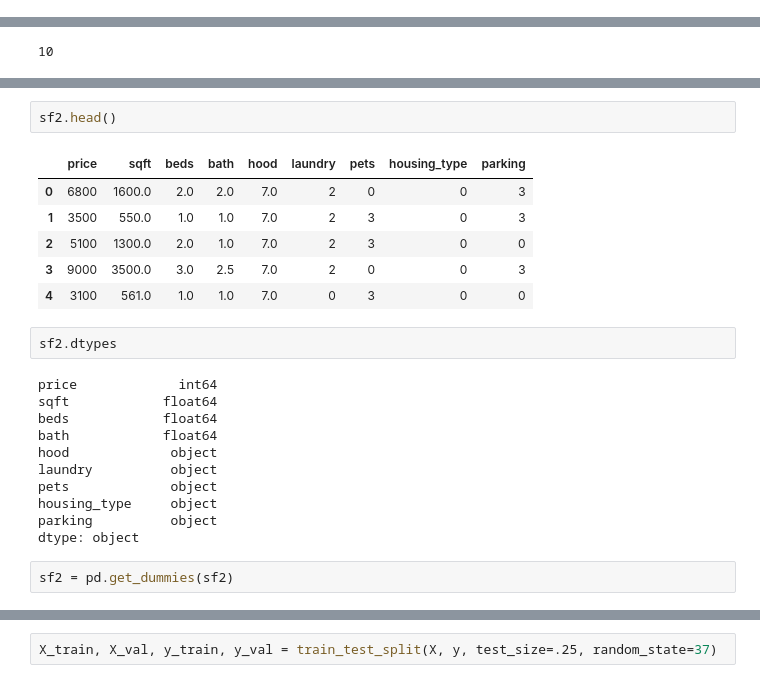
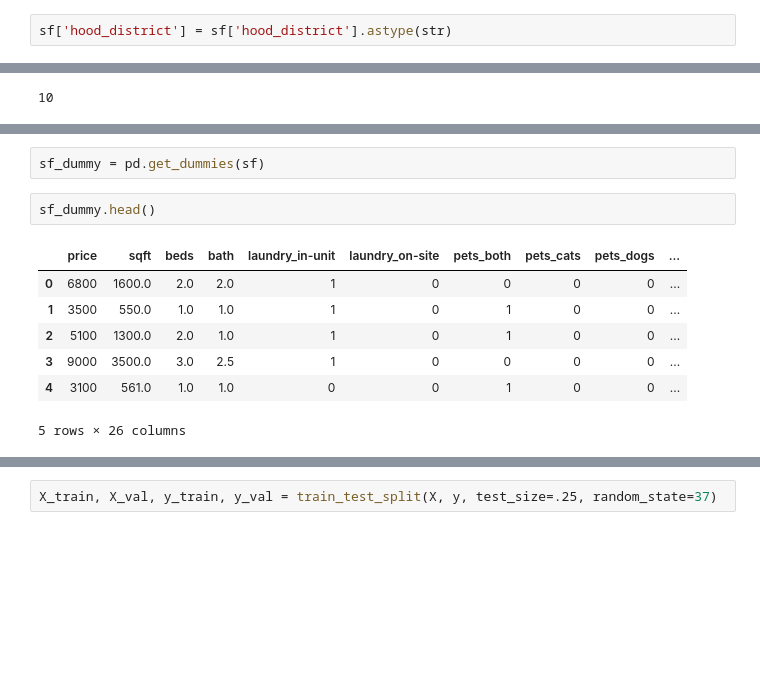
Before and after one commit to alfredjackieots/CL-housing-rent-predictions, a Jupyter notebook: regression_test.ipynb, the cells around one changed output, grey strips where cells are left out. Cells and saved outputs as stored; diff of their text form; blank space fills up the shorter version.

Commit message:
reformat amenities categories for dummy vars

```diff
--- a/regression_test.ipynb
+++ b/regression_test.ipynb
@@ -15,6 +15,8 @@ from sklearn.linear_model import LinearRegression
 ## Review of sf DataFrame
 # %%
 sf = pd.read_csv('data_files/sf_clean.csv')
+# %%
+sf['hood_district'] = sf['hood_district'].astype(str)
 # %%
 sf.info()
 # %% [output]
@@ -276,24 +222,12 @@ See the caveats in the documentation: https://pandas.pydata.org/pandas-docs/stab
+# %%
+sf_dummy = pd.get_dummies(sf)
 # %%
-sf2.head()
+sf_dummy.head()
 # %% [output]
-|  | price | sqft | beds | bath | hood | laundry | pets | housing_type | parking |
-| 0 | 6800 | 1600.0 | 2.0 | 2.0 | 7.0 | 2 | 0 | 0 | 3 |
-| 1 | 3500 | 550.0 | 1.0 | 1.0 | 7.0 | 2 | 3 | 0 | 3 |
-| 2 | 5100 | 1300.0 | 2.0 | 1.0 | 7.0 | 2 | 3 | 0 | 0 |
-| 3 | 9000 | 3500.0 | 3.0 | 2.5 | 7.0 | 2 | 0 | 0 | 3 |
-| 4 | 3100 | 561.0 | 1.0 | 1.0 | 7.0 | 0 | 3 | 0 | 0 |
+|  | price | sqft | beds | bath | laundry_in-unit | laundry_on-site | pets_both | pets_cats | pets_dogs | ... |
+| 0 | 6800 | 1600.0 | 2.0 | 2.0 | 1 | 0 | 0 | 0 | 0 | ... |
+| 1 | 3500 | 550.0 | 1.0 | 1.0 | 1 | 0 | 1 | 0 | 0 | ... |
+| 2 | 5100 | 1300.0 | 2.0 | 1.0 | 1 | 0 | 1 | 0 | 0 | ... |
+| 3 | 9000 | 3500.0 | 3.0 | 2.5 | 1 | 0 | 0 | 0 | 0 | ... |
+| 4 | 3100 | 561.0 | 1.0 | 1.0 | 0 | 0 | 1 | 0 | 0 | ... |
+5 rows × 26 columns
-# %%
-sf2.dtypes
-# %% [output]
-price             int64
-sqft            float64
-beds            float64
-bath            float64
-hood             object
-laundry          object
-pets             object
-housing_type     object
-parking          object
-dtype: object
-# %%
-sf2 = pd.get_dummies(sf2)
```
Also changed, not shown: parts of 26 cells of this notebook, 2 other files.
